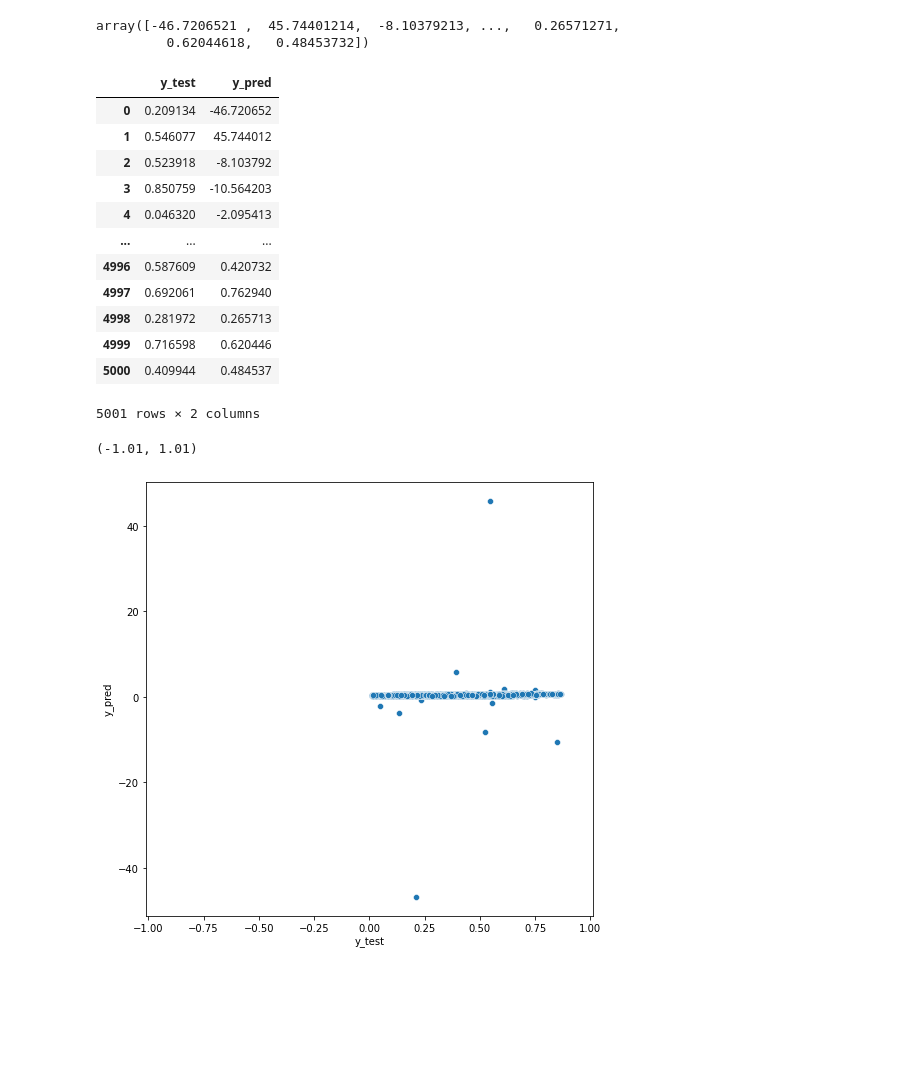
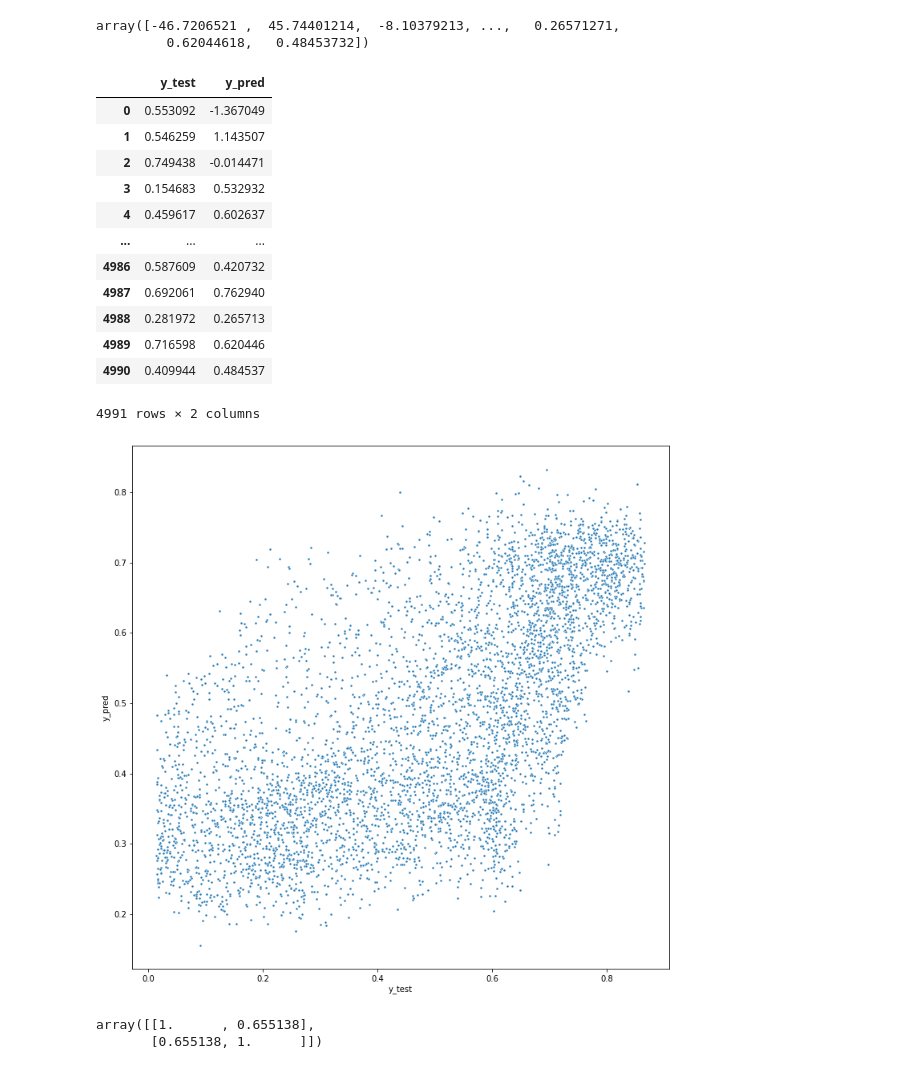
Before and after one commit to filyp/brainhack-reservoir, a Jupyter notebook: test_pyrcn.ipynb, the cells around one changed output. Cells and saved outputs as stored; diff of their text form; code cells hidden in the pictures; blank space fills up the shorter version.

Commit message:
added a correlation plot

```diff
--- a/test_pyrcn.ipynb
+++ b/test_pyrcn.ipynb
@@ -95,34 +95,36 @@ array([-46.7206521 ,  45.74401214,  -8.10379213, ...,   0.26571271,
          0.62044618,   0.48453732])
 # %%
 out_df = pd.DataFrame(columns=['y_test', 'y_pred'])
-out_df['y_test'] = y_test
-out_df['y_pred'] = y_pred
+out_df['y_test'] = y_test[20:]
+out_df['y_pred'] = y_pred[20:]
 # %%
 out_df
 # %% [output]
 |  | y_test | y_pred |
-| 0 | 0.209134 | -46.720652 |
-| 1 | 0.546077 | 45.744012 |
-| 2 | 0.523918 | -8.103792 |
-| 3 | 0.850759 | -10.564203 |
-| 4 | 0.046320 | -2.095413 |
+| 0 | 0.553092 | -1.367049 |
+| 1 | 0.546259 | 1.143507 |
+| 2 | 0.749438 | -0.014471 |
+| 3 | 0.154683 | 0.532932 |
+| 4 | 0.459617 | 0.602637 |
 | ... | ... | ... |
-| 4996 | 0.587609 | 0.420732 |
-| 4997 | 0.692061 | 0.762940 |
-| 4998 | 0.281972 | 0.265713 |
-| 4999 | 0.716598 | 0.620446 |
-| 5000 | 0.409944 | 0.484537 |
+| 4986 | 0.587609 | 0.420732 |
+| 4987 | 0.692061 | 0.762940 |
+| 4988 | 0.281972 | 0.265713 |
+| 4989 | 0.716598 | 0.620446 |
+| 4990 | 0.409944 | 0.484537 |
-5001 rows × 2 columns
+4991 rows × 2 columns
 # %%
-fig, ax = plt.subplots(figsize=(8, 8))
+fig, ax = plt.subplots(figsize=(12, 12))
 
 fig = sns.scatterplot(data = out_df,
                       x = 'y_test',
                       y = 'y_pred',
+                      marker = '.'
                       )
-
-ax.set_xlim(-1.01,1.01)
-ax.set_xlim(-1.01,1.01)
 # %% [output]
-(-1.01, 1.01)
-[figure, old version]
+[figure, new version]
+# %%
+np.corrcoef(y_test[20:], y_pred[20:])
+# %% [output]
+array([[1.      , 0.655138],
+       [0.655138, 1.      ]])
```
